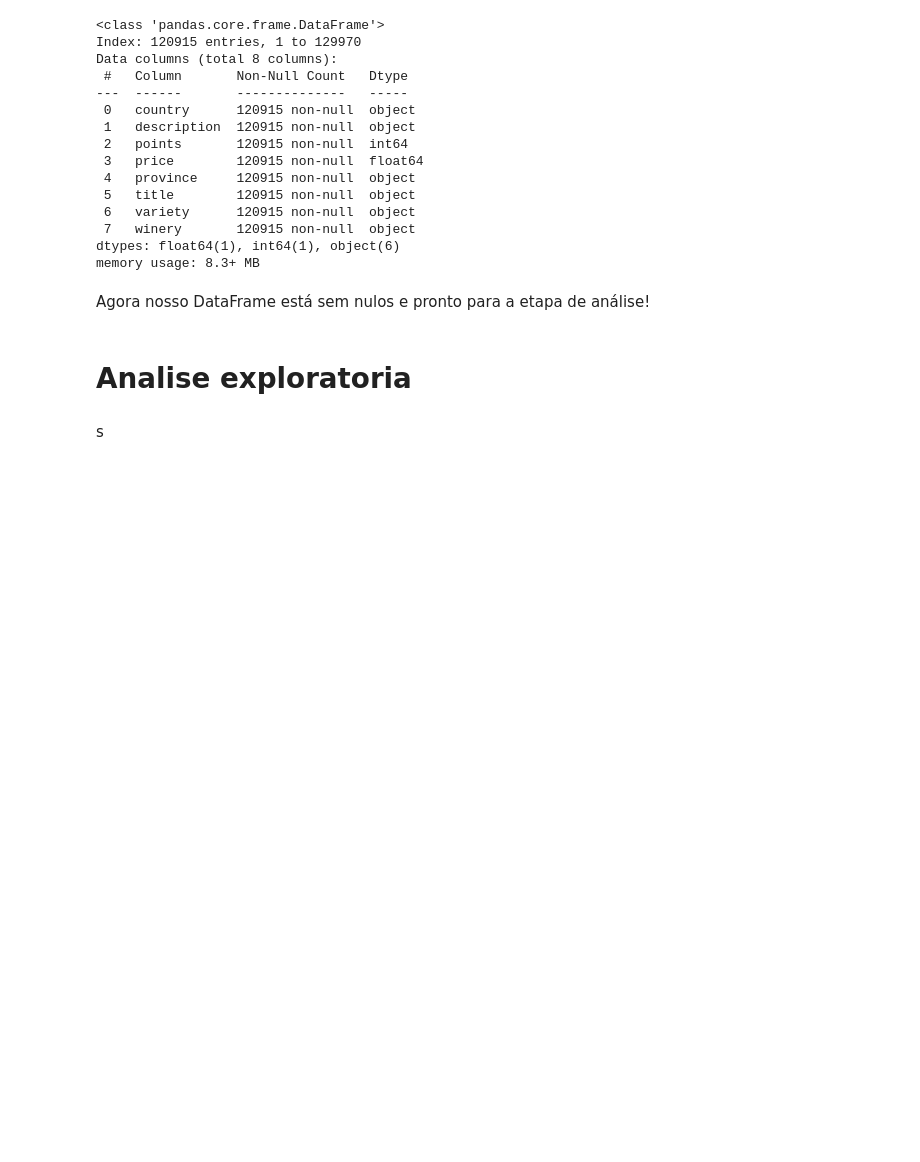
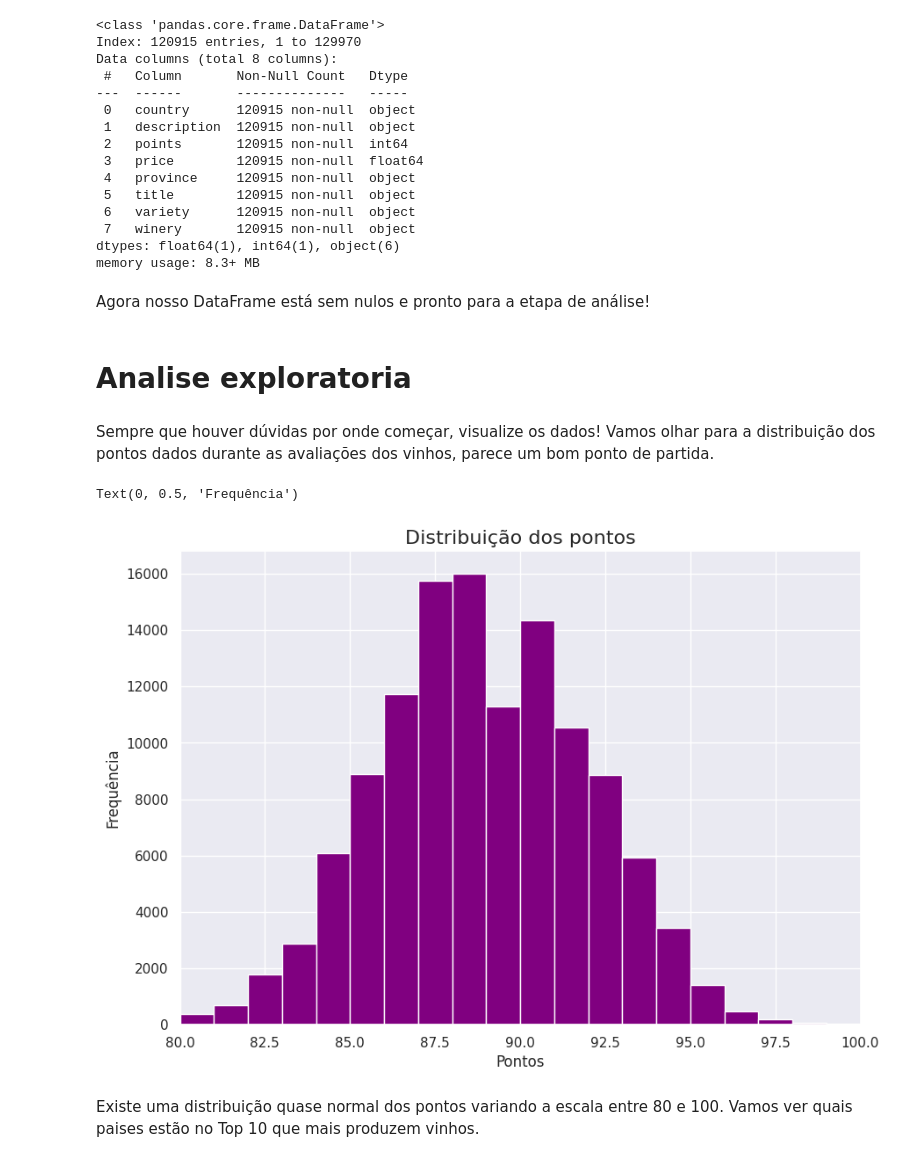
Before and after one commit to Exar2004/FATEC_MINERACAO_DADOS_2SEM2024, a Jupyter notebook: Murillo lazarini.ipynb, the cells around one changed output. Drawn from its saved outputs; the diff is of its cells as text; code cells hidden in the pictures; blank space fills up the shorter version.

```diff
--- a/Murillo lazarini.ipynb
+++ b/Murillo lazarini.ipynb
@@ -249,5 +249,19 @@ memory usage: 8.3+ MB
 Agora nosso DataFrame está sem nulos e pronto para a etapa de análise!
 # %% [markdown]
 # Analise exploratoria
-# %% [markdown]
-s
+# %% [markdown]
+Sempre que houver dúvidas por onde começar, visualize os dados! Vamos olhar para a distribuição dos pontos dados durante as avaliações dos vinhos, parece um bom ponto de partida.
+# %%
+plt.figure(figsize=(10, 7))
+plt.hist(data=df1, x = 'points',
+          bins=np.arange (80, df1['points'].max()+1, 1),
+          color = 'purple')
+plt.xlim(80,100)
+plt.title('Distribuição dos pontos', fontsize=16)
+plt.xlabel('Pontos')
+plt.ylabel('Frequência')
+# %% [output]
+Text(0, 0.5, 'Frequência')
+[figure, added]
+# %% [markdown]
+Existe uma distribuição quase normal dos pontos variando a escala entre 80 e 100. Vamos ver quais paises estão no Top 10 que mais produzem vinhos.
```
Also changed, not shown: parts of 44 cells of this notebook.
